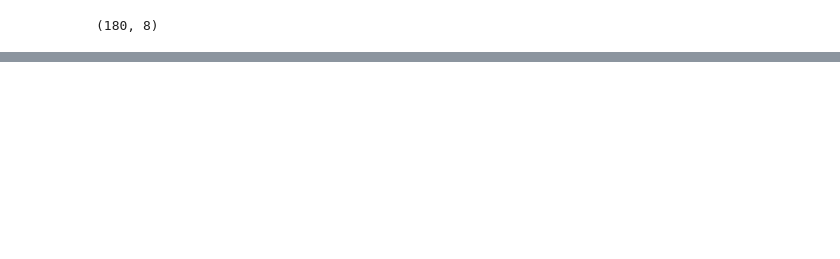
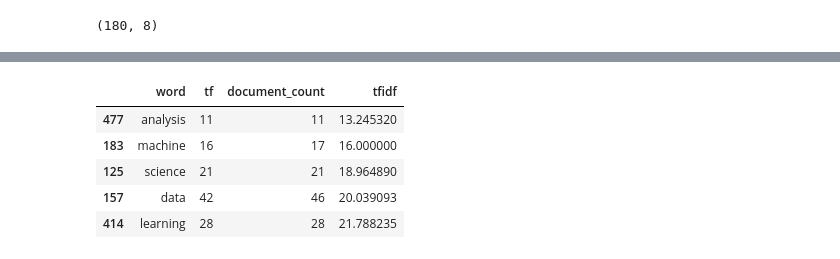
Before and after one commit to jithurjacob/machine-learning, a Jupyter notebook: text_mining/Model.ipynb, the cells around one changed output, grey strips where cells are left out. Saved outputs shown, nothing was run; the diff lists cells and outputs as text; code cells hidden in the pictures; blank space fills up the shorter version.

```diff
--- a/text_mining/Model.ipynb
+++ b/text_mining/Model.ipynb
@@ -125,0 +133,9 @@ dtype: int64
+# %%
+df_tfidf.tail()
+# %% [output]
+|  | word | tf | document_count | tfidf |
+| 477 | analysis | 11 | 11 | 13.245320 |
+| 183 | machine | 16 | 17 | 16.000000 |
+| 125 | science | 21 | 21 | 18.964890 |
+| 157 | data | 42 | 46 | 20.039093 |
+| 414 | learning | 28 | 28 | 21.788235 |
```
Also changed, not shown: parts of 23 cells of this notebook, 1 other file.
